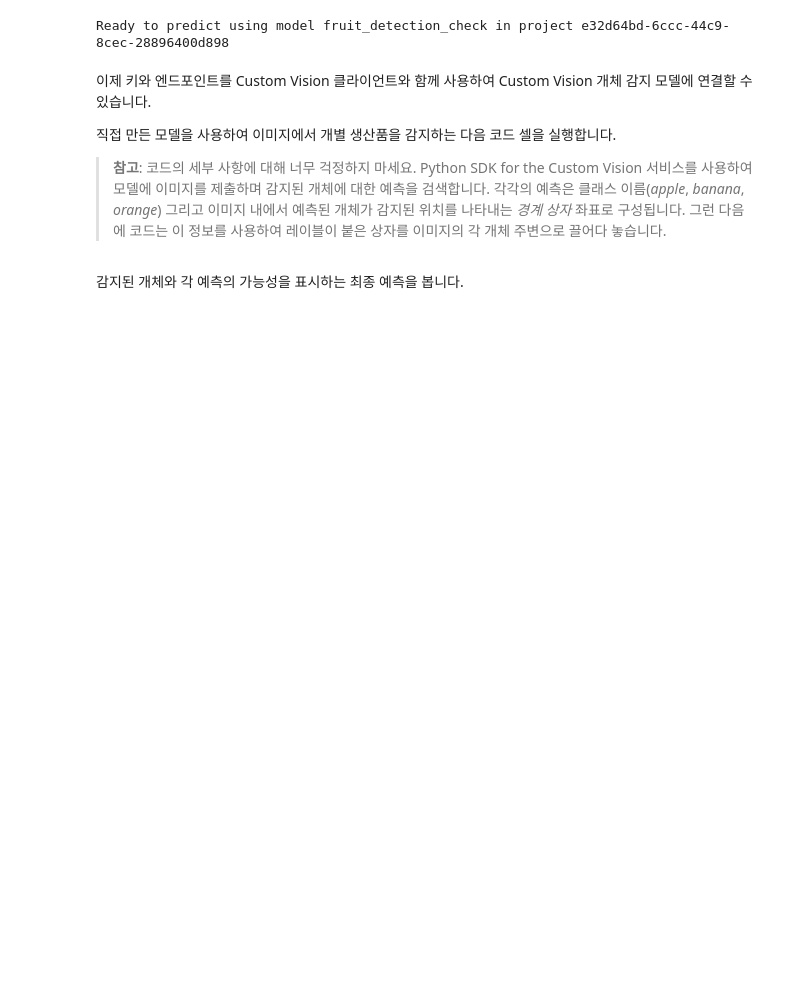
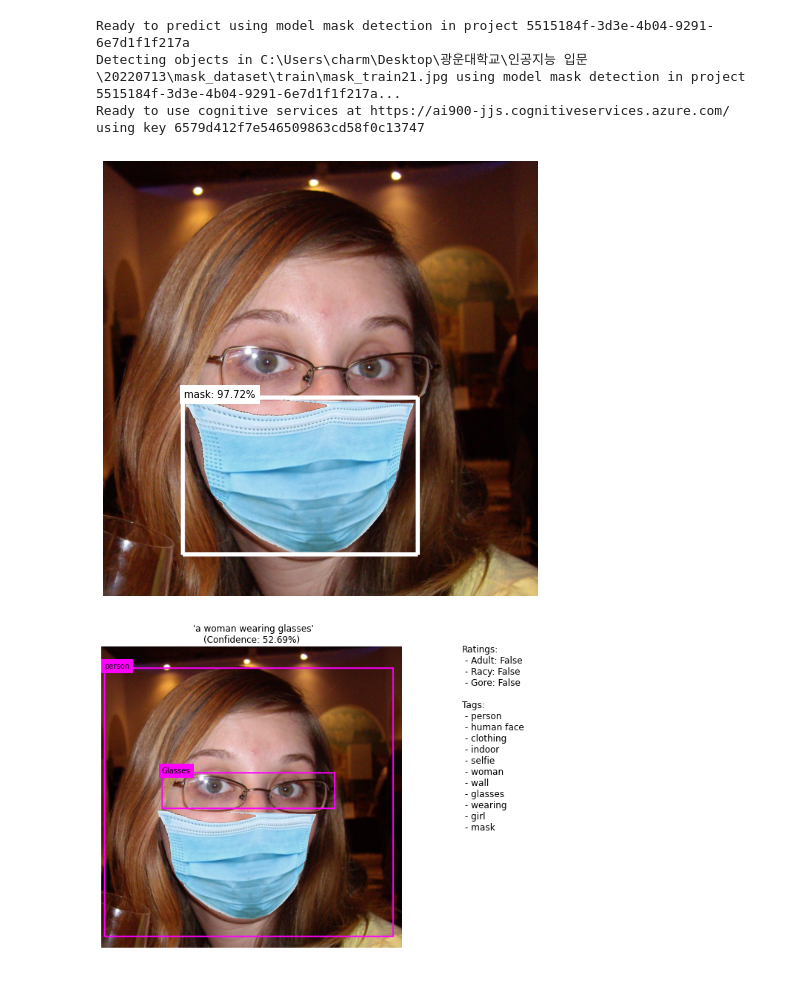
Before and after one commit to truexxing/clone-ai-900, a Jupyter notebook: 03 - Object Detection.ipynb, the cells around one changed output. Cells and saved outputs as stored; diff of their text form; code cells hidden in the pictures; blank space fills up the shorter version.

```diff
--- a/03 - Object Detection.ipynb
+++ b/03 - Object Detection.ipynb
@@ -105,18 +1,3 @@ Custom Vision 서비스를 사용하려면 모델을 학습시키는 데 사용
-# %%
-project_id = 'e32d64bd-6ccc-44c9-8cec-28896400d898' # Replace with your project ID
-cv_key = '805502b934524d19a282d5b8cdf795a2' # Replace with your prediction resource primary key
-cv_endpoint = 'https://ai900cvtemp2-prediction.cognitiveservices.azure.com/' # Replace with your prediction resource endpoint
-
-model_name = 'fruit_detection_check' # this must match the model name you set when publishing your model iteration exactly (including case)!
-print('Ready to predict using model {} in project {}'.format(model_name, project_id))
-# %% [output]
-Ready to predict using model fruit_detection_check in project e32d64bd-6ccc-44c9-8cec-28896400d898
-# %% [markdown]
-이제 키와 엔드포인트를 Custom Vision 클라이언트와 함께 사용하여 Custom Vision 개체 감지 모델에 연결할 수 있습니다.
-
-직접 만든 모델을 사용하여 이미지에서 개별 생산품을 감지하는 다음 코드 셀을 실행합니다.
-
-> **참고**: 코드의 세부 사항에 대해 너무 걱정하지 마세요. Python SDK for the Custom Vision 서비스를 사용하여 모델에 이미지를 제출하며 감지된 개체에 대한 예측을 검색합니다. 각각의 예측은 클래스 이름(*apple*, *banana*, *orange*) 그리고 이미지 내에서 예측된 개체가 감지된 위치를 나타내는 *경계 상자* 좌표로 구성됩니다. 그런 다음에 코드는 이 정보를 사용하여 레이블이 붙은 상자를 이미지의 각 개체 주변으로 끌어다 놓습니다.
 # %%
 from azure.cognitiveservices.vision.customvision.prediction import CustomVisionPredictionClient
 from msrest.authentication import ApiKeyCredentials
@@ -126,8 +7,15 @@ import numpy as np
 import os
 %matplotlib inline
 
+project_id = '5515184f-3d3e-4b04-9291-6e7d1f1f217a' # Replace with your project ID
+cv_key = '790470b2fcc4467180e117f3fbd3fd58' # Replace with your prediction resource primary key
+cv_endpoint = 'https://aicvtemp3final-prediction.cognitiveservices.azure.com/' # Replace with your prediction resource endpoint
+
+model_name = 'mask detection' # this must match the model name you set when publishing your model iteration exactly (including case)!
+print('Ready to predict using model {} in project {}'.format(model_name, project_id))
+
 # Load a test image and get its dimensions
-test_img_file = os.path.join('data', 'object-detection', 'produce.jpg')
+test_img_file = os.path.join(r'C:\Users\charm\Desktop\광운대학교\인공지능 입문\20220713\mask_dataset\train\mask_train21.jpg')
 test_img = Image.open(test_img_file)
 test_img_h, test_img_w, test_img_ch = np.array(test_img).shape
 
@@ -139,32 +27,54 @@ print('Detecting objects in {} using model {} in project {}...'.format(test_img_
 
 # Detect objects in the test image
 with open(test_img_file, mode="rb") as test_data:
     results = predictor.detect_image(project_id, model_name, test_data)
 
 # Create a figure to display the results
 fig = plt.figure(figsize=(8, 8))
 plt.axis('off')
 
 # Display the image with boxes around each detected object
 draw = ImageDraw.Draw(test_img)
 lineWidth = int(np.array(test_img).shape[1]/100)
 object_colors = {
     "apple": "lightgreen",
     "banana": "yellow",
     "orange": "orange"
 }
 for prediction in results.predictions:
     color = 'white' # default for 'other' object tags
     if (prediction.probability*100) > 50:
         if prediction.tag_name in object_colors:
             color = object_colors[prediction.tag_name]
         left = prediction.bounding_box.left * test_img_w
         top = prediction.bounding_box.top * test_img_h
         height = prediction.bounding_box.height * test_img_h
         width =  prediction.bounding_box.width * test_img_w
         points = ((left,top), (left+width,top), (left+width,top+height), (left,top+height),(left,top))
         draw.line(points, fill=color, width=lineWidth)
         plt.annotate(prediction.tag_name + ": {0:.2f}%".format(prediction.probability * 100),(left,top), backgroundcolor=color)
 plt.imshow(test_img)
+
+cog_key = '6579d412f7e546509863cd58f0c13747'
+cog_endpoint = 'https://ai900-jjs.cognitiveservices.azure.com/'
+
+print('Ready to use cognitive services at {} using key {}'.format(cog_endpoint, cog_key))
+
+# Get the path to an image file
+image_path = os.path.join(r'C:\Users\charm\Desktop\광운대학교\인공지능 입문\20220713\mask_dataset\train\mask_train21.jpg')
+
+# Specify the features we want to analyze
+features = ['Description', 'Tags', 'Adult', 'Objects', 'Faces']
+
+# Get an analysis from the computer vision service
+image_stream = open(image_path, "rb")
+analysis = computervision_client.analyze_image_in_stream(image_stream, visual_features=features)
+
+# Show the results of analysis (code in helper_scripts/vision.py)
+vision.show_image_analysis(image_path, analysis)
+# %% [output]
+Ready to predict using model mask detection in project 5515184f-3d3e-4b04-9291-6e7d1f1f217a
+Detecting objects in C:\Users\charm\Desktop\광운대학교\인공지능 입문\20220713\mask_dataset\train\mask_train21.jpg using model mask detection in project 5515184f-3d3e-4b04-9291-6e7d1f1f217a...
+Ready to use cognitive services at https://ai900-jjs.cognitiveservices.azure.com/ using key 6579d412f7e546509863cd58f0c13747
+[figure, added]
+[figure, added]
-# %% [markdown]
-감지된 개체와 각 예측의 가능성을 표시하는 최종 예측을 봅니다.
```
Also changed, not shown: parts of 1 cell of this notebook.
